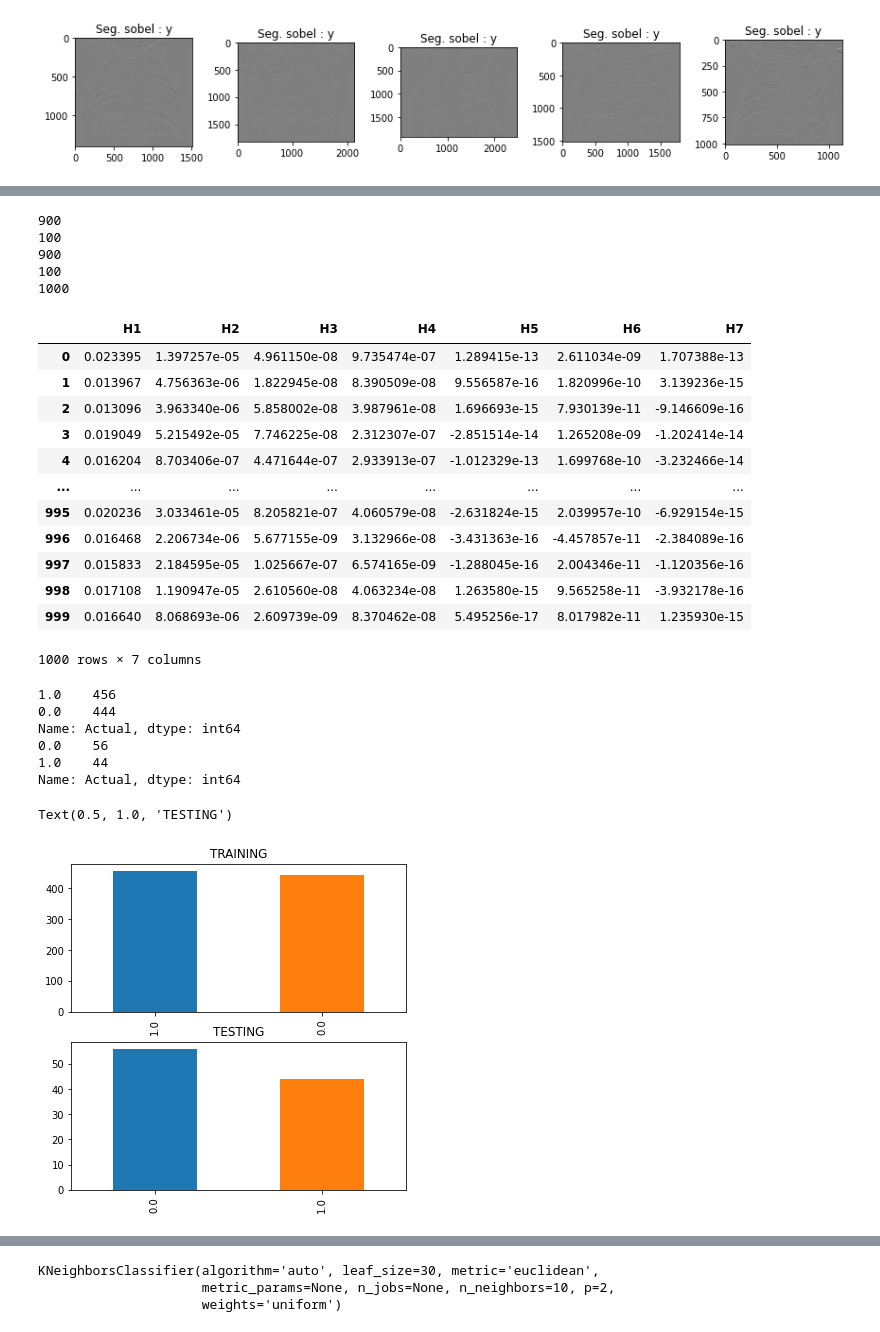
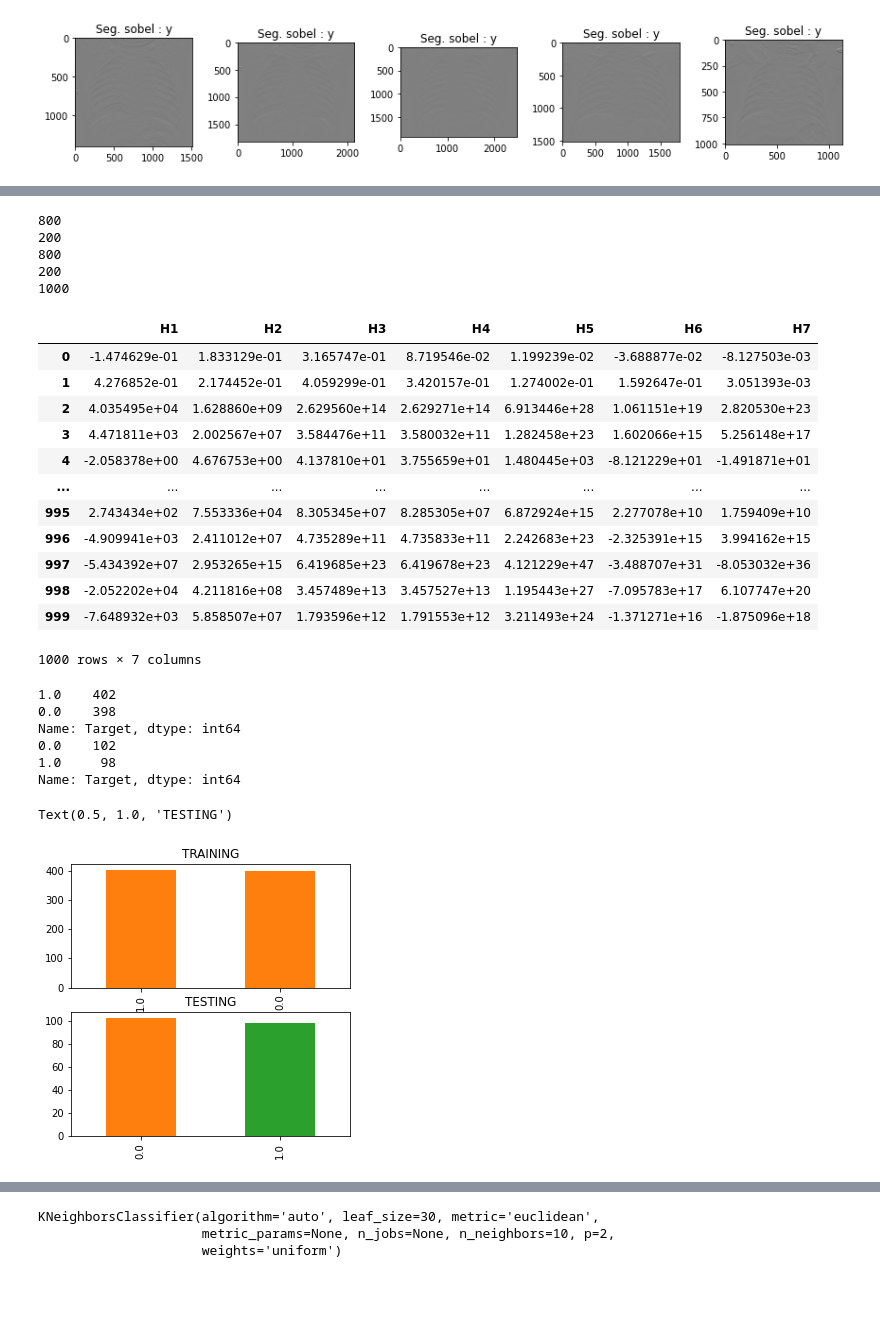
Before and after one commit to andiainundzariah/Skripsi, a Jupyter notebook: Dataset5050.ipynb, the cells around one changed output, grey strips where cells are left out. Saved outputs shown, nothing was run; the diff lists cells and outputs as text; code cells hidden in the pictures; blank space fills up the shorter version.

```diff
--- a/Dataset5050.ipynb
+++ b/Dataset5050.ipynb
@@ -148,7 +150,7 @@ np.savetxt("/content/drive/My Drive/Dataset/DatasetMalaria5050.csv", x, fmt='%s'
 # %%
 #LOAD CSV DATASET
 
-dataset = pd.read_csv('/content/drive/My Drive/Dataset/DatasetMalaria5050.csv')
+dataset = pd.read_csv('/content/drive/My Drive/Dataset/DATA5050/DatasetPneumonia5050.csv')
 print (len(dataset))
 print (dataset)
 # %% [output]
@@ -174,7 +176,7 @@ y = dataset.iloc[:, 7] #hny kolom index ke7 yg msuk ke var (Y)
 
 
 #split train n test dataset
-x_train, x_test, y_train, y_test = train_test_split(x,y, random_state=2, test_size=0.1)
+x_train, x_test, y_train, y_test = train_test_split(x,y, random_state=0, test_size=0.2)
 
 print(len(x_train))
 print(len(x_test))
@@ -184,44 +186,44 @@ print(len(y_test))
 print(len(dataset))
 x
 # %% [output]
-900
-100
-900
-100
+800
+200
+800
+200
 1000
 |  | H1 | H2 | H3 | H4 | H5 | H6 | H7 |
-| 0 | 0.023395 | 1.397257e-05 | 4.961150e-08 | 9.735474e-07 | 1.289415e-13 | 2.611034e-09 | 1.707388e-13 |
-| 1 | 0.013967 | 4.756363e-06 | 1.822945e-08 | 8.390509e-08 | 9.556587e-16 | 1.820996e-10 | 3.139236e-15 |
-| 2 | 0.013096 | 3.963340e-06 | 5.858002e-08 | 3.987961e-08 | 1.696693e-15 | 7.930139e-11 | -9.146609e-16 |
-| 3 | 0.019049 | 5.215492e-05 | 7.746225e-08 | 2.312307e-07 | -2.851514e-14 | 1.265208e-09 | -1.202414e-14 |
-| 4 | 0.016204 | 8.703406e-07 | 4.471644e-07 | 2.933913e-07 | -1.012329e-13 | 1.699768e-10 | -3.232466e-14 |
+| 0 | -1.474629e-01 | 1.833129e-01 | 3.165747e-01 | 8.719546e-02 | 1.199239e-02 | -3.688877e-02 | -8.127503e-03 |
+| 1 | 4.276852e-01 | 2.174452e-01 | 4.059299e-01 | 3.420157e-01 | 1.274002e-01 | 1.592647e-01 | 3.051393e-03 |
+| 2 | 4.035495e+04 | 1.628860e+09 | 2.629560e+14 | 2.629271e+14 | 6.913446e+28 | 1.061151e+19 | 2.820530e+23 |
+| 3 | 4.471811e+03 | 2.002567e+07 | 3.584476e+11 | 3.580032e+11 | 1.282458e+23 | 1.602066e+15 | 5.256148e+17 |
+| 4 | -2.058378e+00 | 4.676753e+00 | 4.137810e+01 | 3.755659e+01 | 1.480445e+03 | -8.121229e+01 | -1.491871e+01 |
 | ... | ... | ... | ... | ... | ... | ... | ... |
-| 995 | 0.020236 | 3.033461e-05 | 8.205821e-07 | 4.060579e-08 | -2.631824e-15 | 2.039957e-10 | -6.929154e-15 |
-| 996 | 0.016468 | 2.206734e-06 | 5.677155e-09 | 3.132966e-08 | -3.431363e-16 | -4.457857e-11 | -2.384089e-16 |
-| 997 | 0.015833 | 2.184595e-05 | 1.025667e-07 | 6.574165e-09 | -1.288045e-16 | 2.004346e-11 | -1.120356e-16 |
-| 998 | 0.017108 | 1.190947e-05 | 2.610560e-08 | 4.063234e-08 | 1.263580e-15 | 9.565258e-11 | -3.932178e-16 |
-| 999 | 0.016640 | 8.068693e-06 | 2.609739e-09 | 8.370462e-08 | 5.495256e-17 | 8.017982e-11 | 1.235930e-15 |
+| 995 | 2.743434e+02 | 7.553336e+04 | 8.305345e+07 | 8.285305e+07 | 6.872924e+15 | 2.277078e+10 | 1.759409e+10 |
+| 996 | -4.909941e+03 | 2.411012e+07 | 4.735289e+11 | 4.735833e+11 | 2.242683e+23 | -2.325391e+15 | 3.994162e+15 |
+| 997 | -5.434392e+07 | 2.953265e+15 | 6.419685e+23 | 6.419678e+23 | 4.121229e+47 | -3.488707e+31 | -8.053032e+36 |
+| 998 | -2.052202e+04 | 4.211816e+08 | 3.457489e+13 | 3.457527e+13 | 1.195443e+27 | -7.095783e+17 | 6.107747e+20 |
+| 999 | -7.648932e+03 | 5.858507e+07 | 1.793596e+12 | 1.791553e+12 | 3.211493e+24 | -1.371271e+16 | -1.875096e+18 |
 1000 rows × 7 columns
 # %%
 print(y_train.value_counts()) #mnmpilkn jum.data y_train brdsrkn value
 
 print(y_test.value_counts())  #mnmpilkn jum.data y_test brdsrkn value
 
 
-plt.figure(figsize=(6,6)) #mngtur ukuran skla grafik
+plt.figure(figsize=(5,5)) #mngtur ukuran skla grafik
 
 #mnmpilkn visualisasi grafik
-plt.subplot(2,1,1);y_train.value_counts().plot(kind='bar', color=['C0','C1','C2','C3','C4','C5','C6']);plt.title('TRAINING')
-plt.subplot(2,1,2);y_test.value_counts().plot(kind='bar', color=['C0','C1','C2','C3','C4','C5','C6']);plt.title('TESTING')
+plt.subplot(2,1,1);y_train.value_counts().plot(kind='bar', color=['C1','C1','C2','C3','C4','C5','C6']);plt.title('TRAINING')
+plt.subplot(2,1,2);y_test.value_counts().plot(kind='bar', color=['C1','C2','C3','C4','C5','C6']);plt.title('TESTING')
 # %% [output]
-1.0    456
-0.0    444
-Name: Actual, dtype: int64
-0.0    56
-1.0    44
-Name: Actual, dtype: int64
+1.0    402
+0.0    398
+Name: Target, dtype: int64
+0.0    102
+1.0     98
+Name: Target, dtype: int64
 Text(0.5, 1.0, 'TESTING')
-[figure, old version]
+[figure, new version]
 # %%
 #scaling data
 sc_x = StandardScaler()
```
Also changed, not shown: parts of 7 cells of this notebook.
